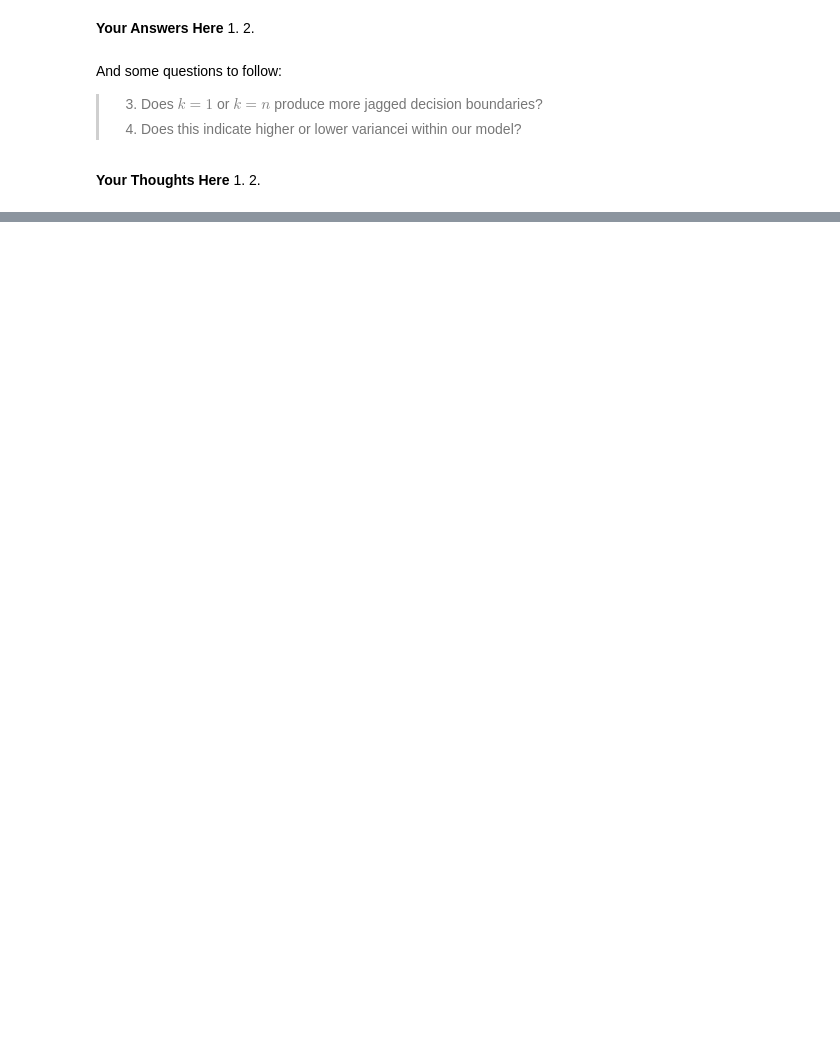
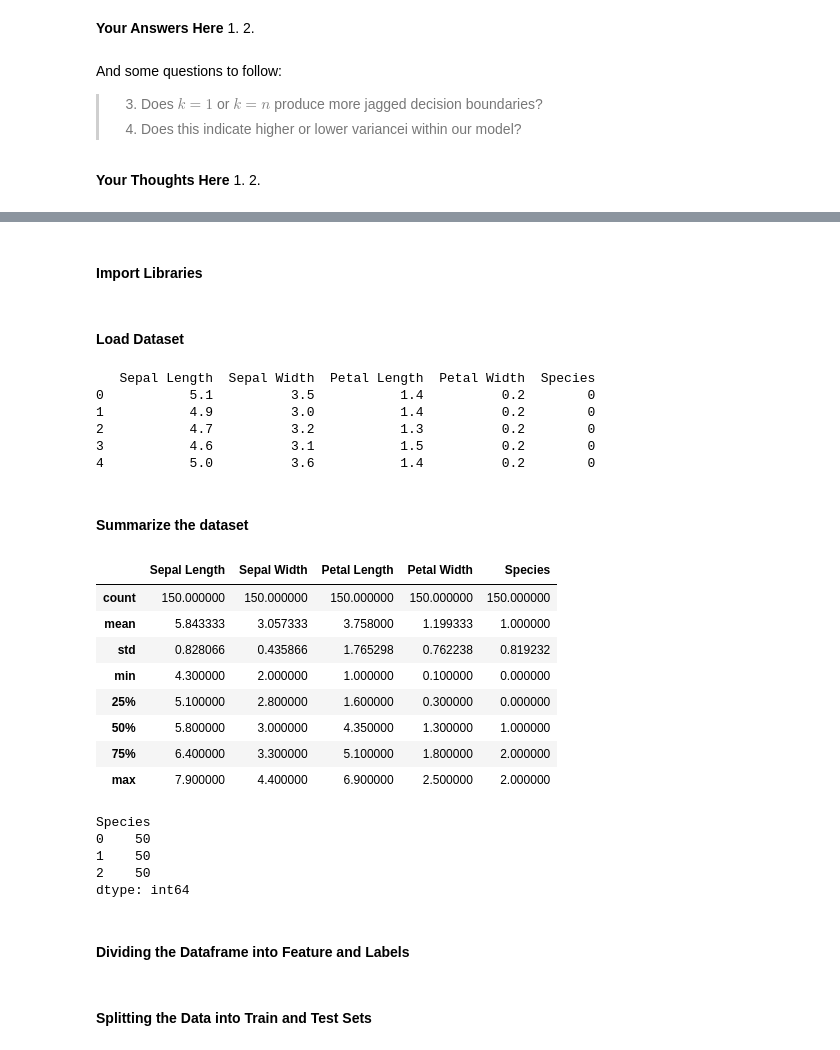
Before and after one commit to claalmve/susa-lecture-9, a Jupyter notebook: SUSA Lecture 9.ipynb, the cells around one changed output, grey strips where cells are left out. Drawn from its saved outputs; the diff is of its cells as text; code cells hidden in the pictures; blank space fills up the shorter version.

```diff
--- a/SUSA Lecture 9.ipynb
+++ b/SUSA Lecture 9.ipynb
@@ -215,0 +225,2 @@ Fill in the blanks
+# %% [markdown]
+#### Import Libraries
@@ -215,0 +231,52 @@ Fill in the blanks
+# %% [markdown]
+#### Load Dataset
+# %%
+iris = datasets.load_iris()
+
+#y contains the correct classifications (0, 1, 2 for each type of Iris)
+y = iris.target
+
+iris_df = iris.data.copy
+
+#Creating the dataframe
+#Note: Here we're converting iris.data (which is a numpy array) into a dataframe
+#      If your data is in a csv file, you can directly create a dataframe from that as well
+col_names = ['Sepal Length', 'Sepal Width','Petal Length','Petal Width']
+iris_df = pd.DataFrame.from_records(iris.data, columns = col_names)
+iris_df['Species'] = y
+
+
+print(iris_df.head())
+# %% [output]
+   Sepal Length  Sepal Width  Petal Length  Petal Width  Species
+0           5.1          3.5           1.4          0.2        0
+1           4.9          3.0           1.4          0.2        0
+2           4.7          3.2           1.3          0.2        0
+3           4.6          3.1           1.5          0.2        0
+4           5.0          3.6           1.4          0.2        0
+# %% [markdown]
+#### Summarize the dataset
+# %%
+iris_df.describe()
+# %% [output]
+|  | Sepal Length | Sepal Width | Petal Length | Petal Width | Species |
+| count | 150.000000 | 150.000000 | 150.000000 | 150.000000 | 150.000000 |
+| mean | 5.843333 | 3.057333 | 3.758000 | 1.199333 | 1.000000 |
+| std | 0.828066 | 0.435866 | 1.765298 | 0.762238 | 0.819232 |
+| min | 4.300000 | 2.000000 | 1.000000 | 0.100000 | 0.000000 |
+| 25% | 5.100000 | 2.800000 | 1.600000 | 0.300000 | 0.000000 |
+| 50% | 5.800000 | 3.000000 | 4.350000 | 1.300000 | 1.000000 |
+| 75% | 6.400000 | 3.300000 | 5.100000 | 1.800000 | 2.000000 |
+| max | 7.900000 | 4.400000 | 6.900000 | 2.500000 | 2.000000 |
+# %%
+# Let’s now take a look at the number of instances (rows) that
+# belong to each class. We can view this as an absolute count.
+iris_df.groupby('Species').size()
+# %% [output]
+Species
+0    50
+1    50
+2    50
+dtype: int64
+# %% [markdown]
+#### Dividing the Dataframe into Feature and Labels
@@ -215,0 +291,2 @@ Fill in the blanks
+# %% [markdown]
+#### Splitting the Data into Train and Test Sets
```
Also changed, not shown: parts of 19 cells of this notebook, 1 other file.
